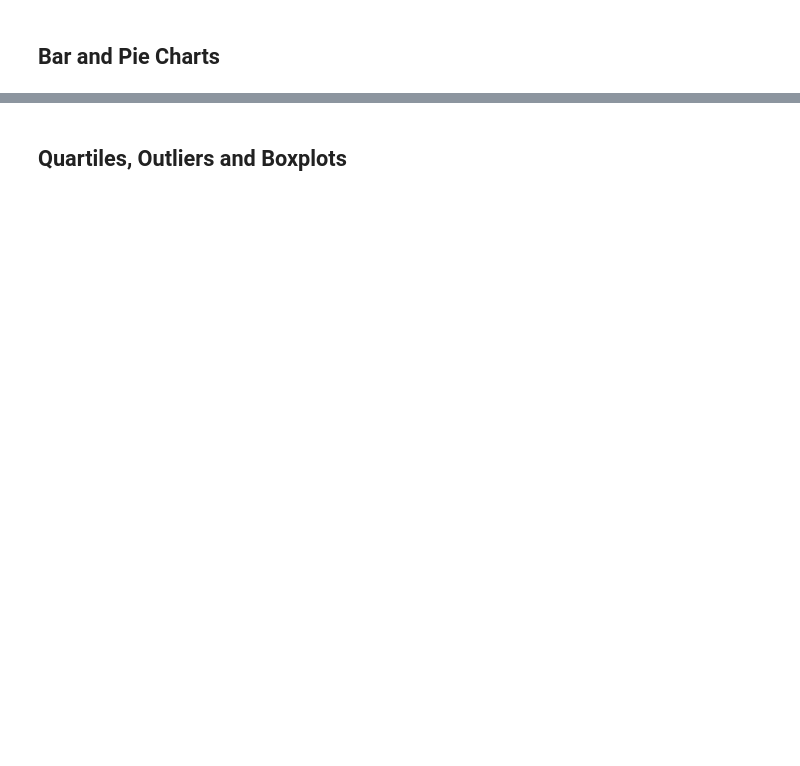
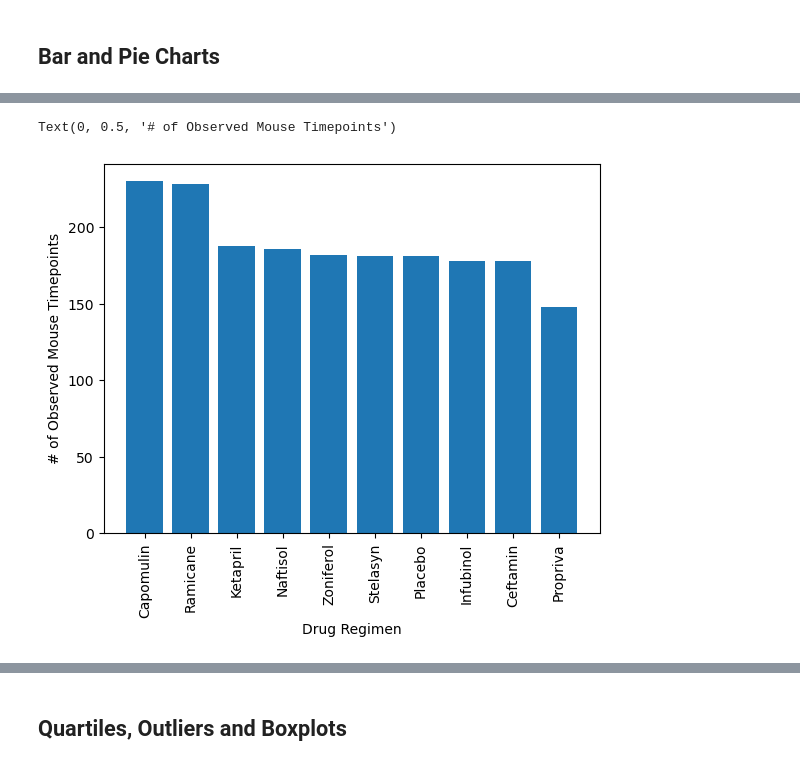
Before and after one commit to johnweissmann/matplotlib-challenge, a Jupyter notebook: Starter_Code 2/Pymaceuticals/pymaceuticals_starter.ipynb, the cells around one changed output, grey strips where cells are left out. Saved outputs shown, nothing was run; the diff lists cells and outputs as text; code cells hidden in the pictures; blank space fills up the shorter version.

```diff
--- a/Starter_Code 2/Pymaceuticals/pymaceuticals_starter.ipynb
+++ b/Starter_Code 2/Pymaceuticals/pymaceuticals_starter.ipynb
@@ -101,4 +145,11 @@ mouse_total_clean
 # %%
 # Generate a bar plot showing the total number of rows (Mouse ID/Timepoints) for each drug regimen using pyplot.
+plt.bar(mouse_df_clean['Drug Regimen'].value_counts().index.values, mouse_df_clean['Drug Regimen'].value_counts().values)
+plt.xticks(rotation = 90)
+plt.xlabel("Drug Regimen")
+plt.ylabel("# of Observed Mouse Timepoints")
+# %% [output]
+Text(0, 0.5, '# of Observed Mouse Timepoints')
+[figure, added]
 # %%
 # Generate a pie plot showing the distribution of female versus male mice using Pandas
```
Also changed, not shown: parts of 13 cells of this notebook, 2 other files.
